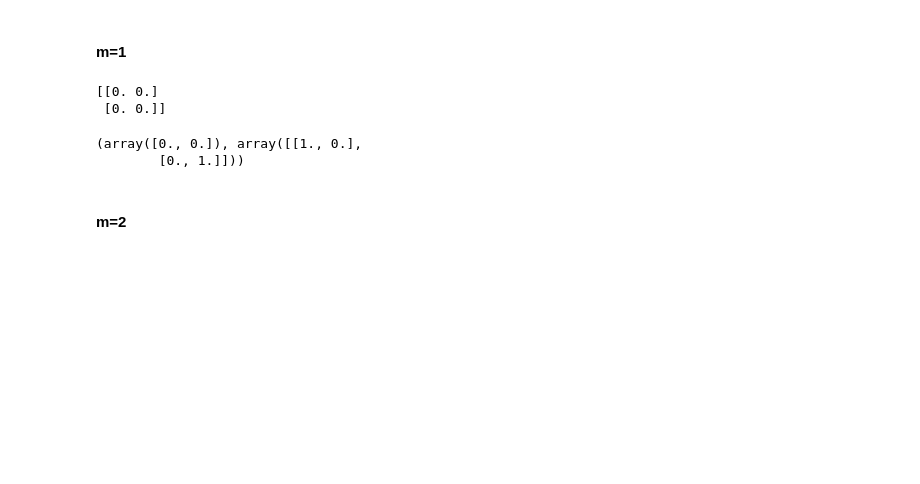
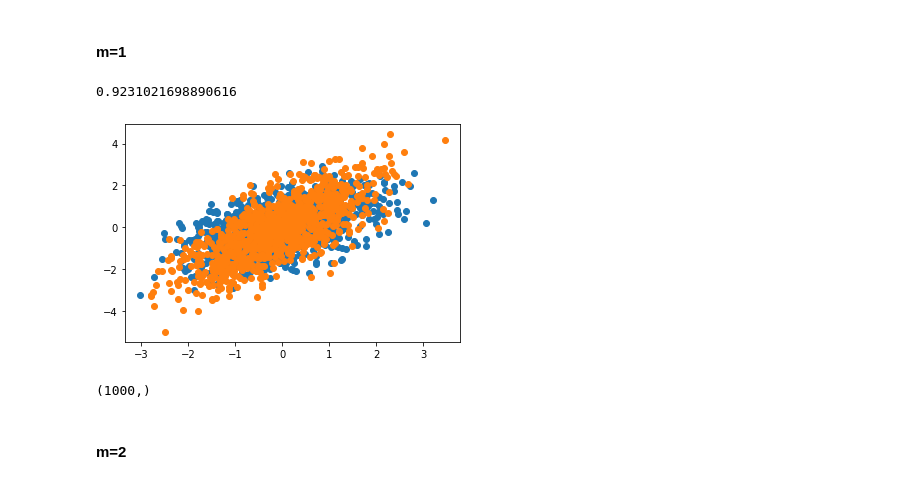
Before and after one commit to kostastsa/BayesianFiltering, a Jupyter notebook: ALA/test-augmented_linear_approximation.ipynb, the cells around one changed output. Drawn from its saved outputs; the diff is of its cells as text; code cells hidden in the pictures; blank space fills up the shorter version.

```diff
--- a/ALA/test-augmented_linear_approximation.ipynb
+++ b/ALA/test-augmented_linear_approximation.ipynb
@@ -147,14 +155,29 @@ else:
   gradients = np.array(list(map(J, x_tilde)))
   varY_AL1 = Q + sum((y_tilde-meanY_AL1)**2)/Nz + np.trace(np.matmul(np.matmul(gradients, Delta), np.transpose(gradients)))/Nz
   covXY_AL1 = np.matmul(Delta, np.mean(gradients, axis =0)) + np.matmul(np.transpose(x_tilde - m), y_tilde - meanY_AL1) / Nz
-# %%
-print(Delta)
-np.linalg.eig(Delta)
-# %% [output]
-[[0. 0.]
- [0. 0.]]
-(array([0., 0.]), array([[1., 0.],
-        [0., 1.]]))
+# %%
+Pz1
+# %% [output]
+0.9231021698890616
+# %%
+# Comparison
+
+sample1 = np.random.multivariate_normal(np.zeros(2),np.array([[1,0.5],[0.5,1]]), 1000)
+
+sample21 = np.random.normal(0,1,1000)
+sample22 = np.zeros(1000)
+np.random.seed(10)
+for i in range(1000):
+  sample22[i] = np.random.normal(sample21[i], 1)
+plt.scatter(sample1[:,0], sample1[:,1])
+plt.scatter(sample21, sample22)
+plt.show()
+# %% [output]
+[figure, added]
+# %%
+sample1[:,0].shape
+# %% [output]
+(1000,)
 # %%
 # plt.plot(meanError)
 # plt.title('error')
```
Also changed, not shown: parts of 10 cells of this notebook, 1 other file.
